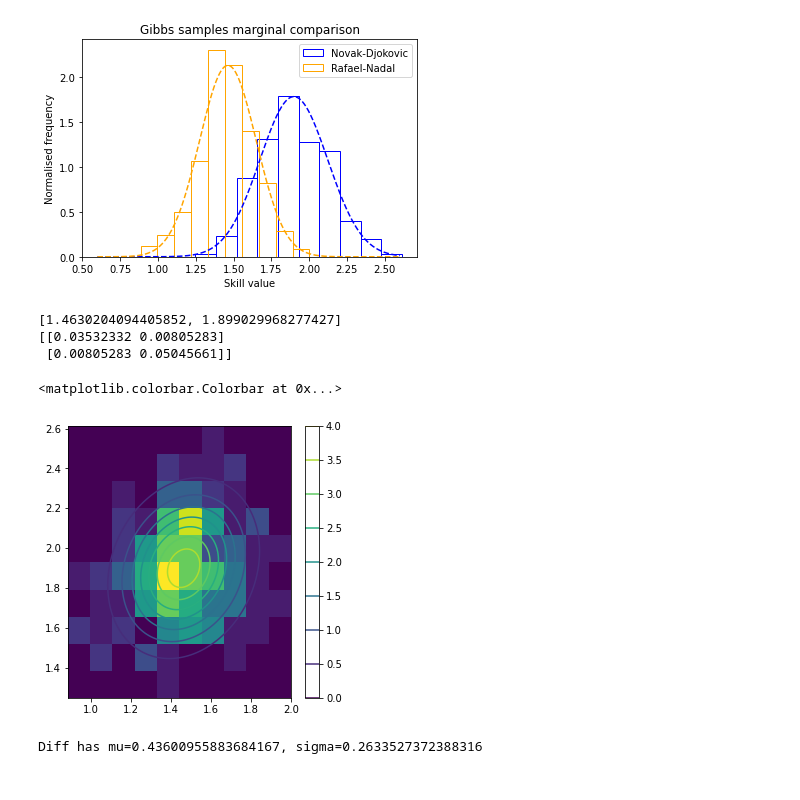
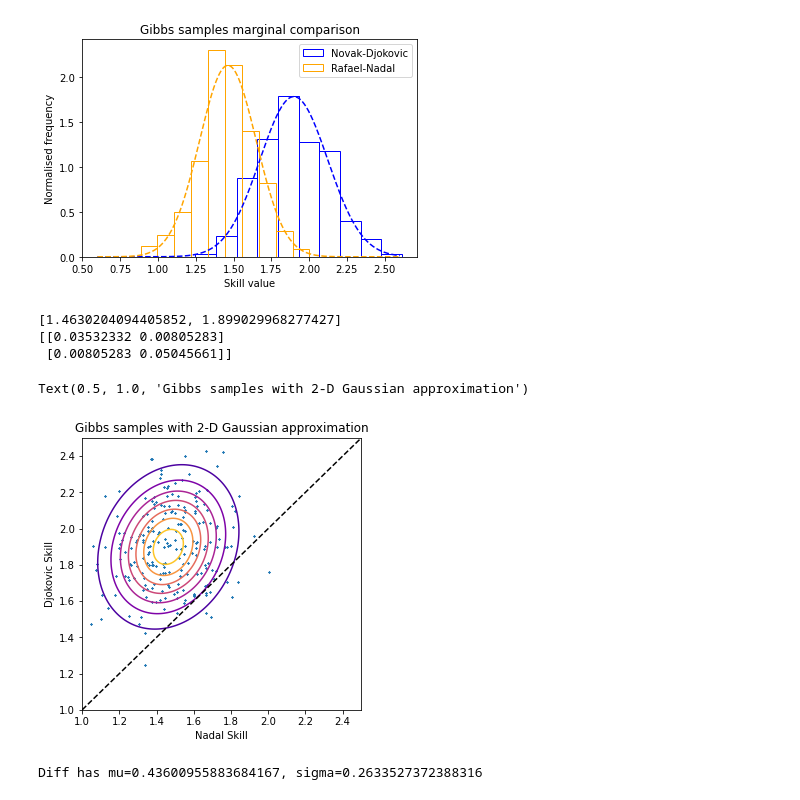
Before and after one commit to LozzaTray/4F10, a Jupyter notebook: C2/code/coursework2.ipynb, the cells around one changed output. Cells and saved outputs as stored; diff of their text form; code cells hidden in the pictures.

Commit message:
Implement Nadal v Djokovic

```diff
--- a/C2/code/coursework2.ipynb
+++ b/C2/code/coursework2.ipynb
@@ -231,29 +231,35 @@ plt.legend()
 # %%
 from scipy.stats import multivariate_normal
 
 
 mean_vector = [np.mean(nadal_samples), np.mean(djokovic_samples)]
 cov_matrix = np.cov(nadal_samples, djokovic_samples)
 
 print(mean_vector)
 print(cov_matrix)
 
 lower = 1
 upper= 2.5
 x, y = np.mgrid[lower:upper:.01, lower:upper:.01]
 pos = np.dstack((x, y))
 rv = multivariate_normal(mean=mean_vector, cov=cov_matrix)
 fig = plt.figure(figsize=((5,5)))
 ax = fig.add_subplot(111)
-cs = ax.contour(x, y, rv.pdf(pos))
-ax.hist2d(nadal_samples, djokovic_samples, bins=[10, 10], density=True)
-fig.colorbar(cs)
+cs = ax.contour(x, y, rv.pdf(pos), cmap="plasma")
+ax.scatter(nadal_samples, djokovic_samples, marker="x", s=2)
+ax.plot([0, 1], [0, 1], transform=ax.transAxes, linestyle="--", color="black")
+plt.xlim(lower, upper)
+plt.ylim(lower, upper)
+
+plt.xlabel("Nadal Skill")
+plt.ylabel("Djokovic Skill")
+plt.title("Gibbs samples with 2-D Gaussian approximation")
 # %% [output]
 [1.4630204094405852, 1.899029968277427]
 [[0.03532332 0.00805283]
  [0.00805283 0.05045661]]
-<matplotlib.colorbar.Colorbar at 0x...>
+Text(0.5, 1.0, 'Gibbs samples with 2-D Gaussian approximation')
-[figure, old version]
+[figure, new version]
 # %%
 values = djokovic_samples - nadal_samples
 
```
Also changed, not shown: 7 other files.
